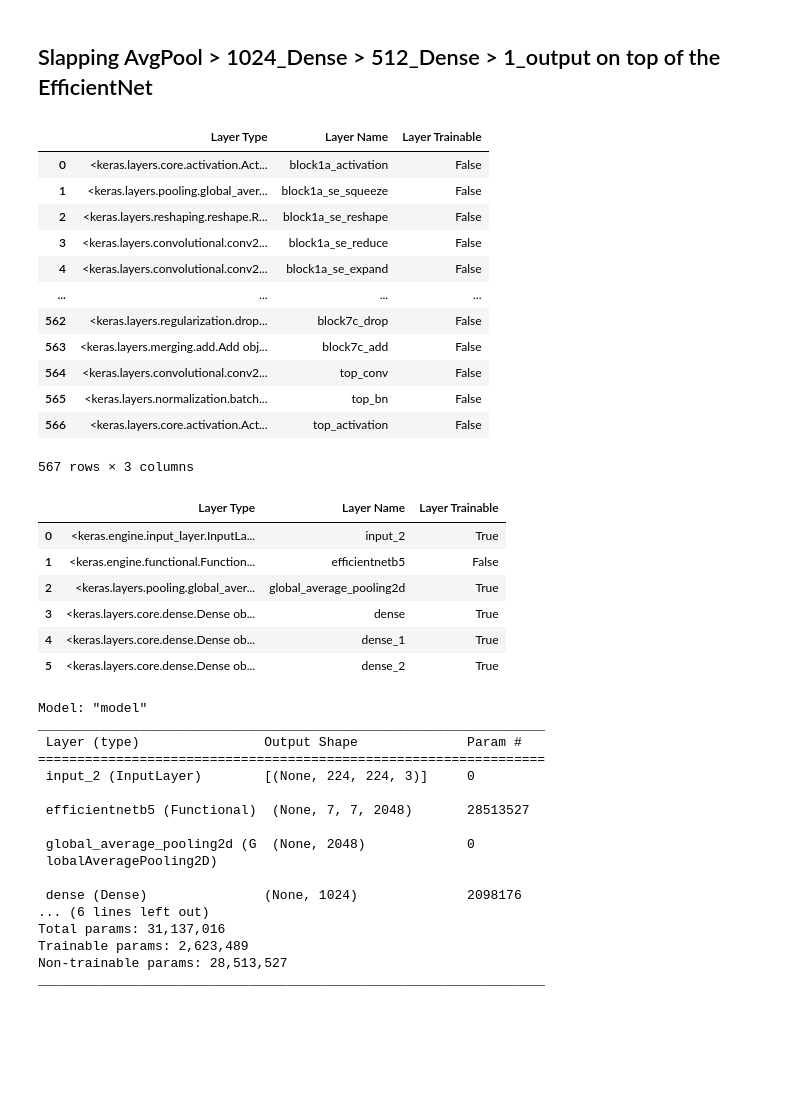
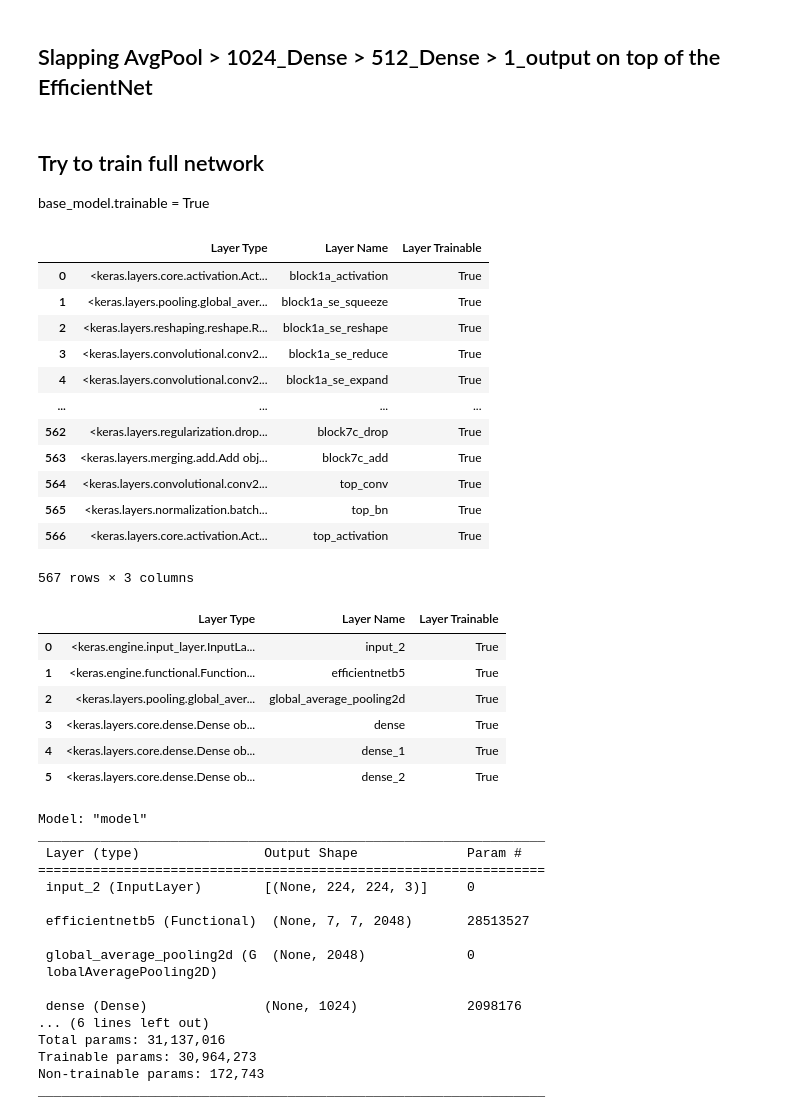
Before and after one commit to KananatSSN/Project_TMJOA, a Jupyter notebook: Phase_2.1/EfficientNet/EfficientNetB5_x.ipynb, the cells around one changed output. Drawn from its saved outputs; the diff is of its cells as text; code cells hidden in the pictures; blank space fills up the shorter version.

Commit message:
Training full network

```diff
--- a/Phase_2.1/EfficientNet/EfficientNetB5_x.ipynb
+++ b/Phase_2.1/EfficientNet/EfficientNetB5_x.ipynb
@@ -260,25 +260,29 @@ pd.DataFrame(layers, columns=['Layer Type', 'Layer Name', 'Layer Trainable'])
 577 rows × 3 columns
 # %% [markdown]
 ## Slapping AvgPool > 1024_Dense > 512_Dense > 1_output on top of the EfficientNet
+# %% [markdown]
+## Try to train full network
+
+base_model.trainable = True
 # %%
-base_model.trainable = False
+base_model.trainable = True
 
 pd.set_option('max_colwidth', None)
 layers = [(layer, layer.name, layer.trainable) for layer in base_model.layers[10:]]
 pd.DataFrame(layers, columns=['Layer Type', 'Layer Name', 'Layer Trainable'])
 # %% [output]
 |  | Layer Type | Layer Name | Layer Trainable |
-| 0 | <keras.layers.core.activation.Act... | block1a_activation | False |
-| 1 | <keras.layers.pooling.global_aver... | block1a_se_squeeze | False |
-| 2 | <keras.layers.reshaping.reshape.R... | block1a_se_reshape | False |
-| 3 | <keras.layers.convolutional.conv2... | block1a_se_reduce | False |
-| 4 | <keras.layers.convolutional.conv2... | block1a_se_expand | False |
+| 0 | <keras.layers.core.activation.Act... | block1a_activation | True |
+| 1 | <keras.layers.pooling.global_aver... | block1a_se_squeeze | True |
+| 2 | <keras.layers.reshaping.reshape.R... | block1a_se_reshape | True |
+| 3 | <keras.layers.convolutional.conv2... | block1a_se_reduce | True |
+| 4 | <keras.layers.convolutional.conv2... | block1a_se_expand | True |
 | ... | ... | ... | ... |
-| 562 | <keras.layers.regularization.drop... | block7c_drop | False |
-| 563 | <keras.layers.merging.add.Add obj... | block7c_add | False |
-| 564 | <keras.layers.convolutional.conv2... | top_conv | False |
-| 565 | <keras.layers.normalization.batch... | top_bn | False |
-| 566 | <keras.layers.core.activation.Act... | top_activation | False |
+| 562 | <keras.layers.regularization.drop... | block7c_drop | True |
+| 563 | <keras.layers.merging.add.Add obj... | block7c_add | True |
+| 564 | <keras.layers.convolutional.conv2... | top_conv | True |
+| 565 | <keras.layers.normalization.batch... | top_bn | True |
+| 566 | <keras.layers.core.activation.Act... | top_activation | True |
 567 rows × 3 columns
 # %%
 fig_train = 'EfficientNetB5_A_FE_train_224'
@@ -306,7 +310,7 @@ pd.DataFrame(layers, columns=['Layer Type', 'Layer Name', 'Layer Trainable'])
 # %% [output]
 |  | Layer Type | Layer Name | Layer Trainable |
 | 0 | <keras.engine.input_layer.InputLa... | input_2 | True |
-| 1 | <keras.engine.functional.Function... | efficientnetb5 | False |
+| 1 | <keras.engine.functional.Function... | efficientnetb5 | True |
 | 2 | <keras.layers.pooling.global_aver... | global_average_pooling2d | True |
 | 3 | <keras.layers.core.dense.Dense ob... | dense | True |
 | 4 | <keras.layers.core.dense.Dense ob... | dense_1 | True |
@@ -328,8 +332,8 @@ _________________________________________________________________
  dense (Dense)               (None, 1024)              2098176
 ... (6 lines left out)
 Total params: 31,137,016
-Trainable params: 2,623,489
-Non-trainable params: 28,513,527
+Trainable params: 30,964,273
+Non-trainable params: 172,743
 _________________________________________________________________
 # %%
 callbacks = [
```
Also changed, not shown: parts of 7 cells of this notebook.
